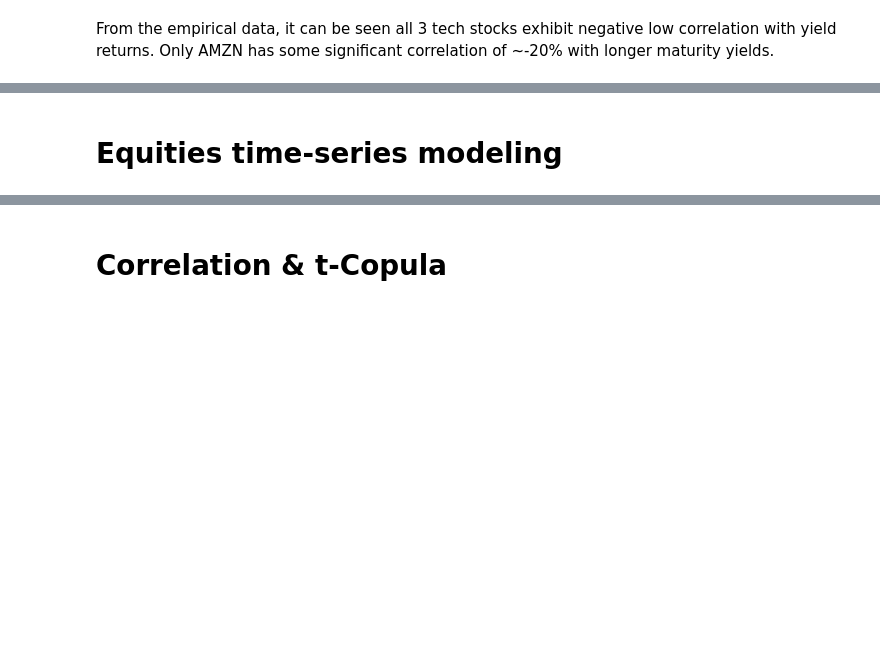
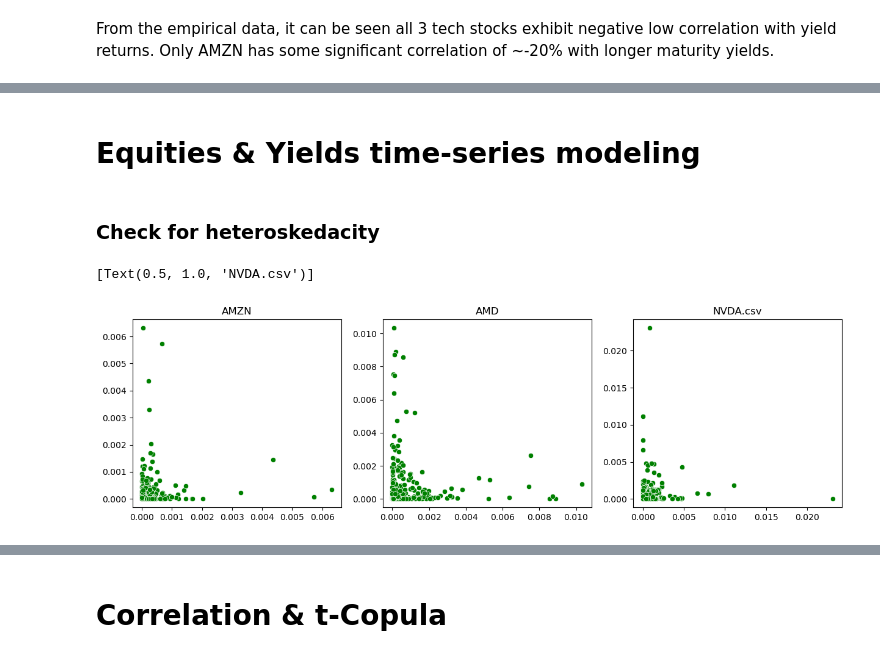
Before and after one commit to nverma-ML/QuantFinance, a Jupyter notebook: StockBondPortfolio.ipynb, the cells around one changed output, grey strips where cells are left out. Drawn from its saved outputs; the diff is of its cells as text; code cells hidden in the pictures; blank space fills up the shorter version.

```diff
--- a/StockBondPortfolio.ipynb
+++ b/StockBondPortfolio.ipynb
@@ -105,2 +116,13 @@ Text(0.5, 0, 'AMZN Log Returns (Lag 1)')
 # %% [markdown]
-# Equities time-series modeling
+# Equities & Yields time-series modeling
+# %% [markdown]
+### Check for heteroskedacity
+# %%
+#Check heteroskedacity in equity log-returns by plotting squarred lagged residuals
+figure, (ax1,ax2,ax3)= pyplot.subplots(ncols=3, figsize=(15,4))
+sbn.scatterplot(x=amzn_rets[0:-1]**2, y=amzn_rets[1:]**2, ax=ax1, color='g').set(title='AMZN')
+sbn.scatterplot(x=amd_rets[0:-1]**2, y=amd_rets[1:]**2, ax=ax2, color='g').set(title='AMD')
+sbn.scatterplot(x=nvda_rets[0:-1]**2, y=nvda_rets[1:]**2, ax=ax3, color='g').set(title='NVDA.csv')
+# %% [output]
+[Text(0.5, 1.0, 'NVDA.csv')]
+[figure, new version]
```
Also changed, not shown: parts of 118 cells of this notebook, 1 other file.
